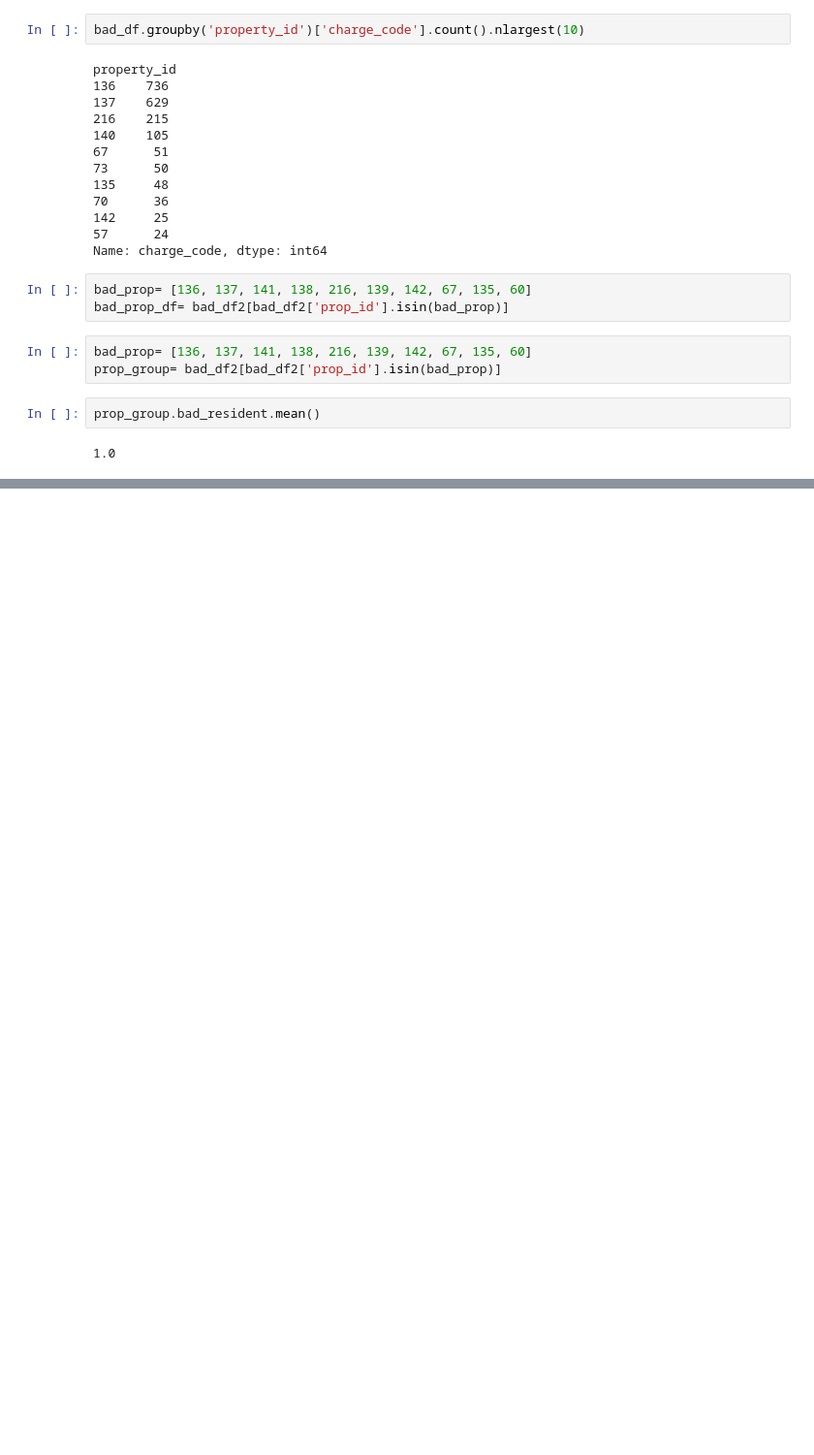
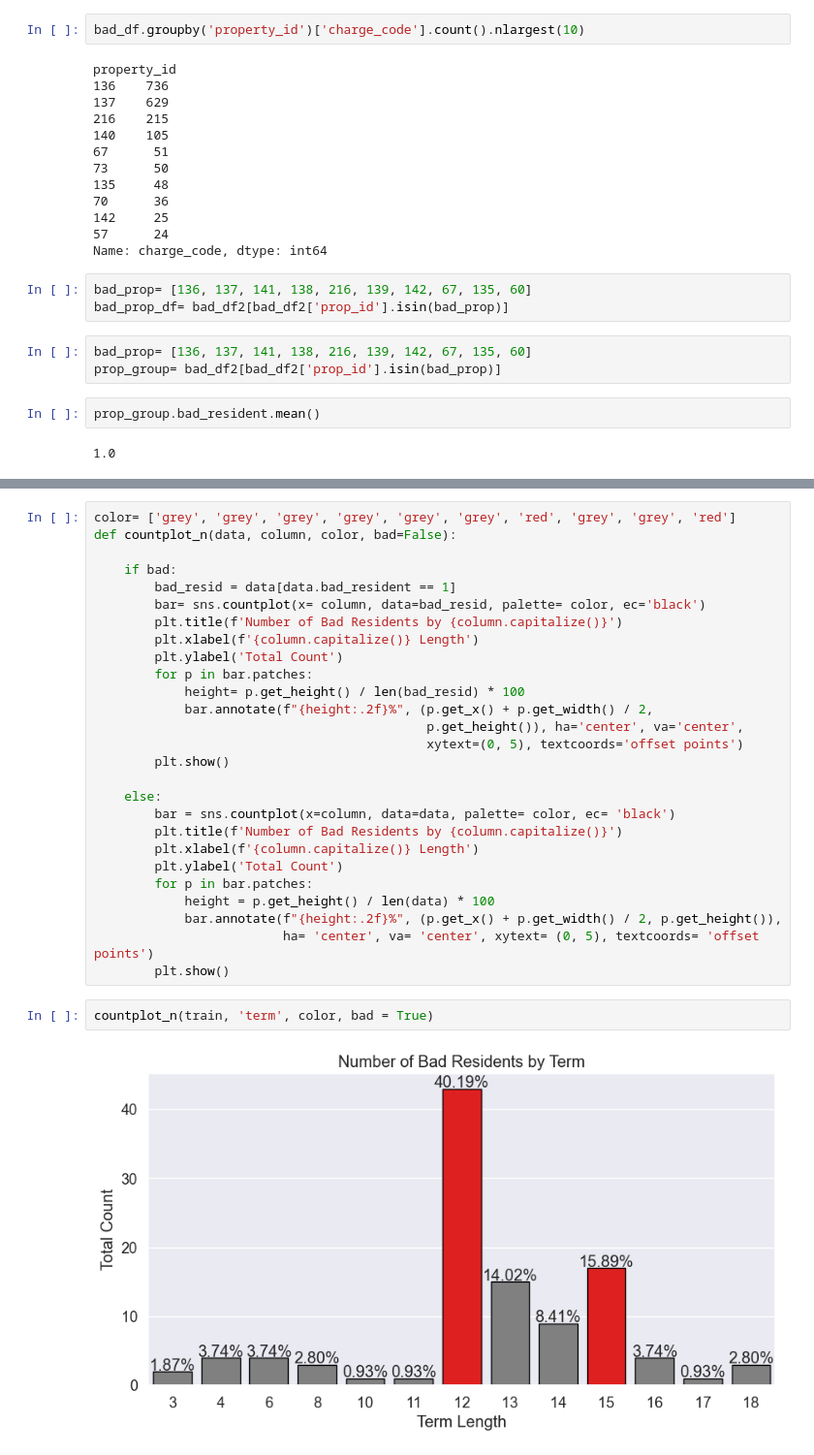
Before and after one commit to Project-DANE/DANE, a Jupyter notebook: e_workbook.ipynb, the cells around one changed output, grey strips where cells are left out. Shown at 97% size. Cells and saved outputs as stored; diff of their text form; blank space fills up the shorter version.

```diff
--- a/e_workbook.ipynb
+++ b/e_workbook.ipynb
@@ -278,0 +252,31 @@ plt.show()
+# %%
+color= ['grey', 'grey', 'grey', 'grey', 'grey', 'grey', 'red', 'grey', 'grey', 'red']
+def countplot_n(data, column, color, bad=False):
+
+    if bad:
+        bad_resid = data[data.bad_resident == 1]
+        bar= sns.countplot(x= column, data=bad_resid, palette= color, ec='black')
+        plt.title(f'Number of Bad Residents by {column.capitalize()}')
+        plt.xlabel(f'{column.capitalize()} Length')
+        plt.ylabel('Total Count')
+        for p in bar.patches:
+            height= p.get_height() / len(bad_resid) * 100
+            bar.annotate(f"{height:.2f}%", (p.get_x() + p.get_width() / 2,
+                                            p.get_height()), ha='center', va='center',
+                                            xytext=(0, 5), textcoords='offset points')
+        plt.show()
+
+    else:
+        bar = sns.countplot(x=column, data=data, palette= color, ec= 'black')
+        plt.title(f'Number of Bad Residents by {column.capitalize()}')
+        plt.xlabel(f'{column.capitalize()} Length')
+        plt.ylabel('Total Count')
+        for p in bar.patches:
+            height = p.get_height() / len(data) * 100
+            bar.annotate(f"{height:.2f}%", (p.get_x() + p.get_width() / 2, p.get_height()),
+                         ha= 'center', va= 'center', xytext= (0, 5), textcoords= 'offset points')
+        plt.show()
+# %%
+countplot_n(train, 'term', color, bad = True)
+# %% [output]
+[figure, added]
```
Also changed, not shown: parts of 11 cells of this notebook, 1 other file.
